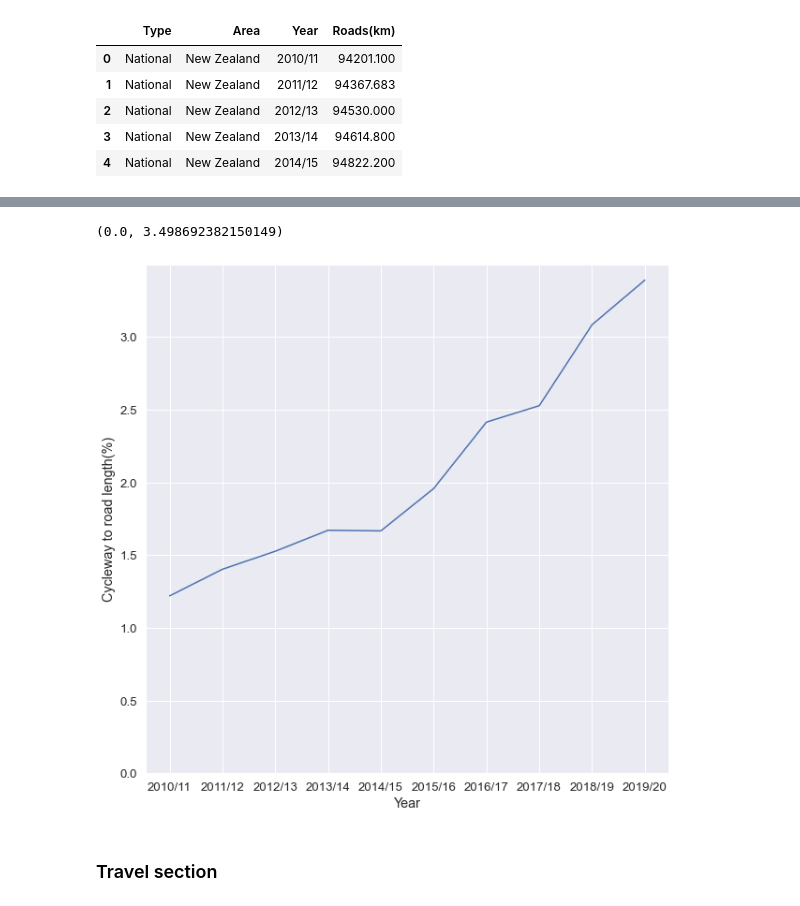
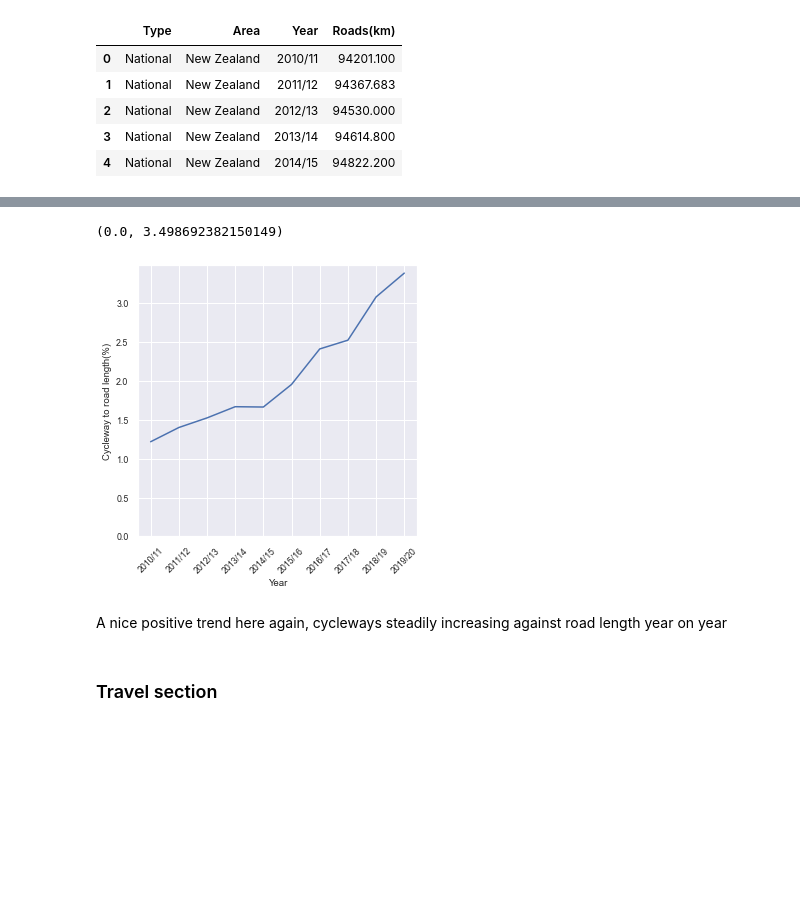
Before and after one commit to StephenTGibson/data-projects, a Jupyter notebook: notebooks/Cycleways and their impact.ipynb, the cells around one changed output, grey strips where cells are left out. Saved outputs shown, nothing was run; the diff lists cells and outputs as text; code cells hidden in the pictures; blank space fills up the shorter version.

```diff
--- a/notebooks/Cycleways and their impact.ipynb
+++ b/notebooks/Cycleways and their impact.ipynb
@@ -113,0 +365,14 @@ df_roads.head()
+# %%
+#set a decent plot size and font scale so its readable
+size = 4
+sns.set_theme(font_scale=1)
+
+#don't plot territorial areas
+g = sns.FacetGrid(df_cycleways.query("Type!='Territorial'"), #df_cycleways[df_cycleways['Type']!='Territorial'], ***same thing
+                  col="Type", hue="Area", height=size, aspect=1)
+
+g.map(sns.lineplot, "Year", "Cycleways length % change")
+
+g.set_xticklabels(rotation=45)
+
+g.add_legend()
@@ -113,0 +412,11 @@ df_roads.head()
+# %%
+#set a decent plot size and font scale so its readable
+size = 5
+fig, ax = plt.subplots(figsize=(size, size))
+sns.set_theme(font_scale=0.8)
+
+#plot just the regional data
+sns.lineplot(data=df_cycleways.query("Type=='National'"), hue="Area", x="Year", y="Cycleways length % change")
+
+plt.xticks(rotation=45)
+plt.ylim(0,100)
@@ -113,0 +456,3 @@ df_roads.head()
+# %%
+df_cycleways = df_cycleways.drop(df_cycleways[df_cycleways['Type']=='Territorial'].index)
+df_roads = df_roads.drop(df_roads[df_roads['Type']=='Territorial'].index)
@@ -114,10 +466,8 @@ df_roads.head()
 # %%
-#df_infrastructure = df_roads
+#create new infrastructure dataframe to combine datasets
+df_infrastructure = pd.merge(df_cycleways,df_roads)
 
-df_infrastructure = pd.merge_ordered(df_cycleways,df_roads)
-
-df_infrastructure.fillna(0)
-
+#create new column as a ratio of cycleway to road length for each area and year
 df_infrastructure['Cycleway to road length(%)'] = (df_infrastructure['Cycleways(km)']/df_infrastructure['Roads(km)'])*100
 
 df_infrastructure.head()
@@ -141,13 +481,16 @@ dtype: int64
 # %%
-fig, ax = plt.subplots(figsize=(10, 10))
-sns.set_theme(font_scale=1.15)
+#plot the national trend
+size=5
+fig, ax = plt.subplots(figsize=(size, size))
+sns.set_theme(font_scale=1.05)
 sns.lineplot(data=df_infrastructure.query("Area=='New Zealand'"), x="Year", y="Cycleway to road length(%)",
              hue='Area',style='Area',legend=False)
+plt.xticks(rotation=45)
 plt.ylim(0)
-#df_cycleways.query("Type=='National'")
-#ciint or “sd” or None
 # %% [output]
 (0.0, 3.498692382150149)
-[figure, old version]
+[figure, new version]
+# %% [markdown]
+A nice positive trend here again, cycleways steadily increasing against road length year on year
 # %% [markdown]
 <h3>Travel section</h3>
```
Also changed, not shown: parts of 104 cells of this notebook.
